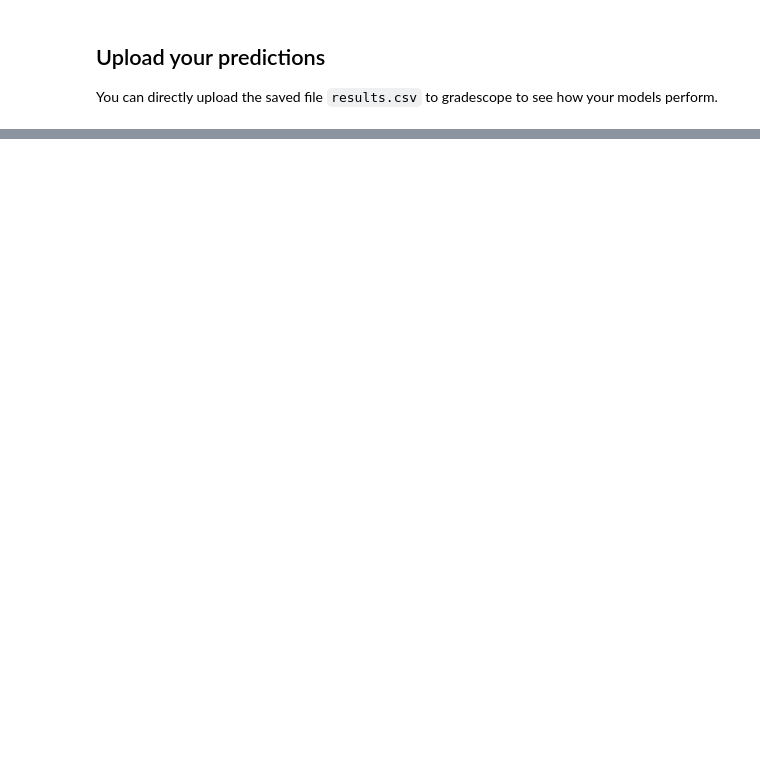
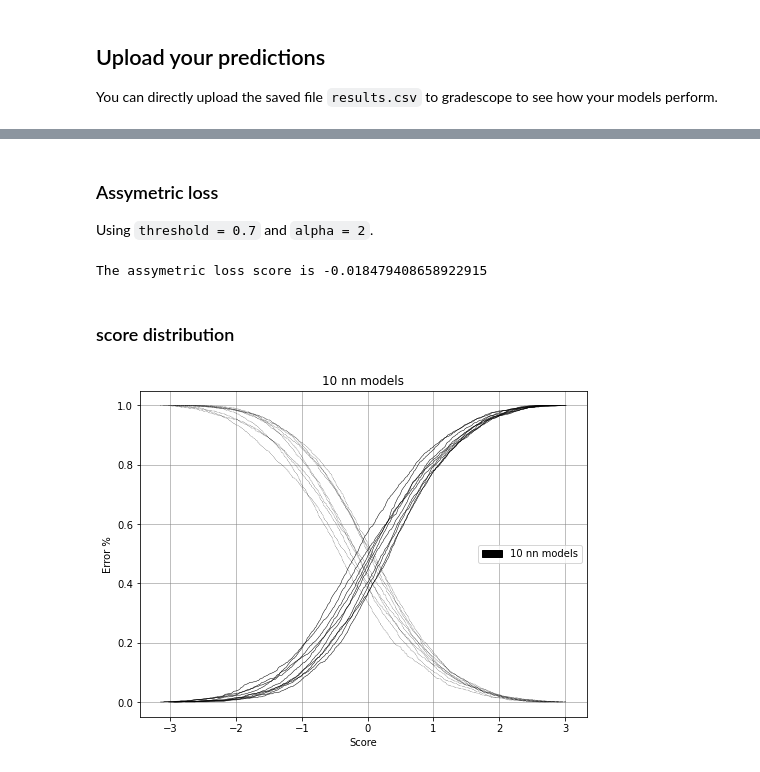
Before and after one commit to tongyanjun/Public-CSE255-2022, a Jupyter notebook: notebooks/Section4-Final-Project/cnn/public-litao.ipynb, the cells around one changed output, grey strips where cells are left out. Saved outputs shown, nothing was run; the diff lists cells and outputs as text; code cells hidden in the pictures; blank space fills up the shorter version.

```diff
--- a/notebooks/Section4-Final-Project/cnn/public-litao.ipynb
+++ b/notebooks/Section4-Final-Project/cnn/public-litao.ipynb
@@ -334,0 +413,10 @@ Using the average scores of neural network ensembles, we get:
+# %%
+all_df = pd.read_csv('../../tables/data_table.csv', index_col=0)
+all_df = all_df.loc[:, ['filename', 'label']]
+
+labels = []
+for index, row in test_csv_df.iterrows():
+    filename = row['filename']
+    label = all_df[all_df['filename'] == filename]['label'].item()
+    labels.append(1 if label == 1 else -1)
+labels = np.array(labels)
@@ -334,0 +432,17 @@ Using the average scores of neural network ensembles, we get:
+# %% [markdown]
+### Assymetric loss
+
+Using `threshold = 0.7` and `alpha = 2`.
+# %%
+alpha = 2
+threshold = 0.7
+
+preds_df = get_preds(threshold=threshold)
+results = preds_df['label'].to_numpy() * labels
+results[results == -1] = results[results == -1] * alpha
+results.mean()
+print(f'The assymetric loss score is {results.mean()}')
+# %% [output]
+The assymetric loss score is -0.018479408658922915
+# %% [markdown]
+### score distribution
@@ -334,0 +544,24 @@ Using the average scores of neural network ensembles, we get:
+# %%
+y_preds = []
+for index, row in test_csv_df.iterrows():
+    filename = row['filename']
+    y_preds.append(np.array(name_scores_nn[filename]))
+y_preds = np.array(y_preds)
+
+y_test = labels.copy()
+y_test[y_test == -1] = 0
+
+nn_logs = []
+for i in range(y_preds.shape[1]):
+    nn_logs.append({'y_pred': y_preds[:, i], 'y_test': y_test})
+# %%
+styled_logs=[
+    {   'log':nn_logs,
+        'style':['k:','k-'],
+        'label':'10 nn models',
+        'label_color':'k'
+    },
+]
+plot_scores(styled_logs,title='10 nn models')
+# %% [output]
+[figure, added]
```
Also changed, not shown: parts of 12 cells of this notebook.
